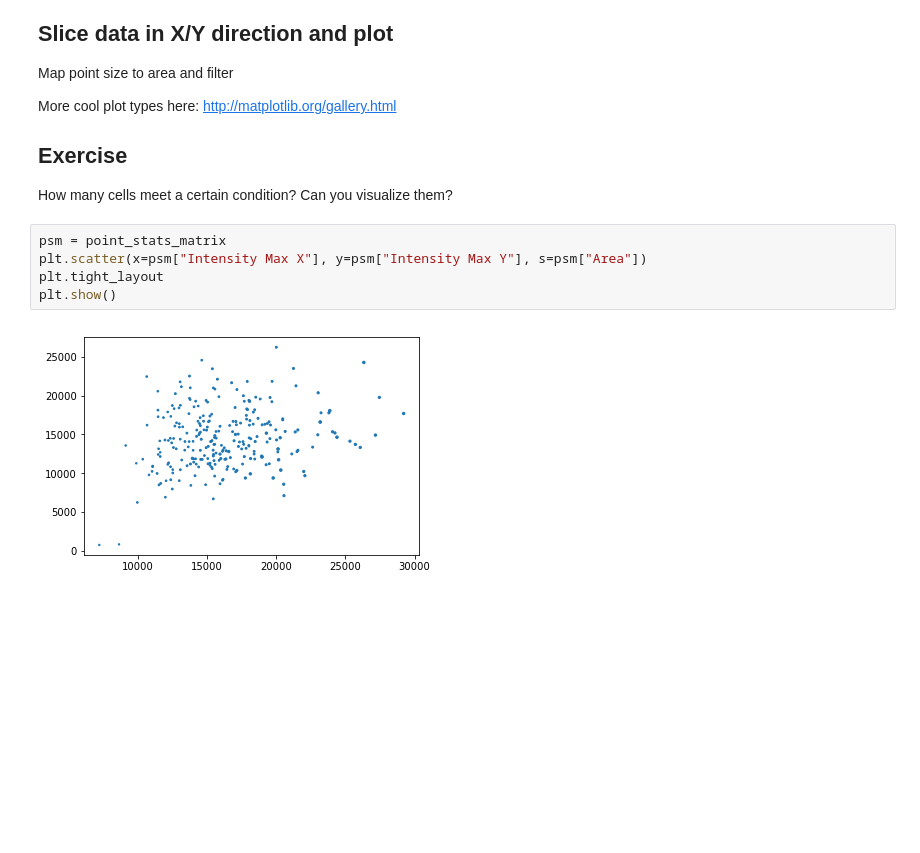
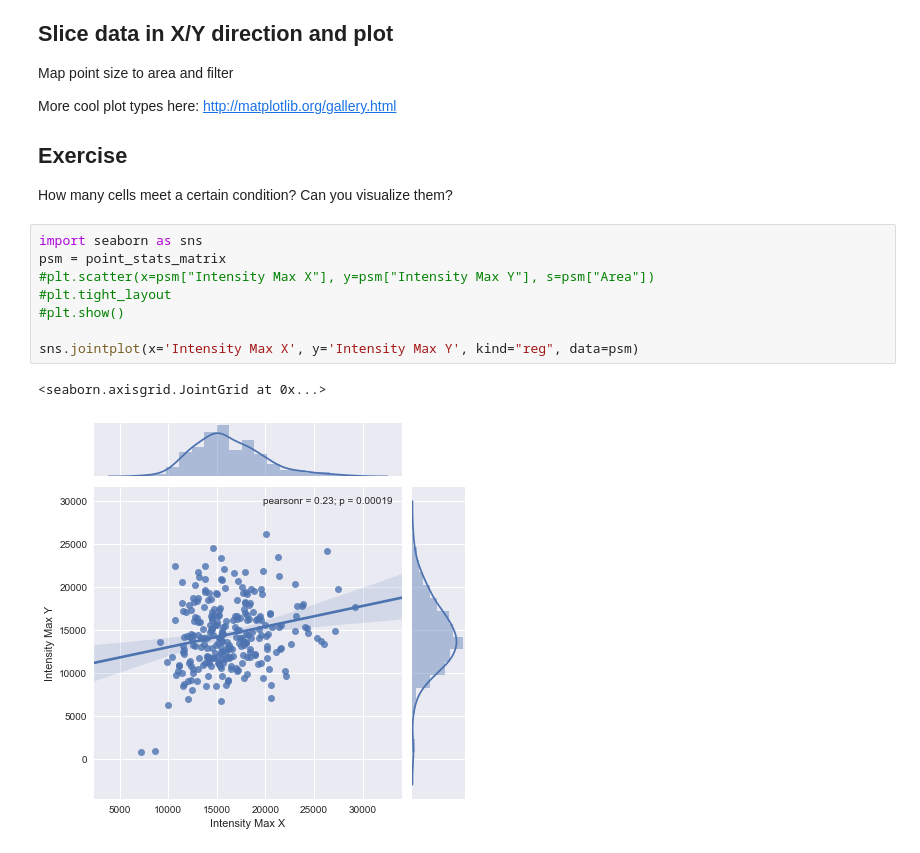
Before and after one commit to dasaderi/python_neurobootcamp, a Jupyter notebook: day-3/day3-pandas.ipynb, the cells around one changed output. Saved outputs shown, nothing was run; the diff lists cells and outputs as text; blank space fills up the shorter version.

Commit message:
testing out Seaborn

```diff
--- a/day-3/day3-pandas.ipynb
+++ b/day-3/day3-pandas.ipynb
@@ -289,9 +289,13 @@ More cool plot types here: http://matplotlib.org/gallery.html
 
 How many cells meet a certain condition? Can you visualize them?
 # %%
+import seaborn as sns
 psm = point_stats_matrix
-plt.scatter(x=psm["Intensity Max X"], y=psm["Intensity Max Y"], s=psm["Area"])
-plt.tight_layout
-plt.show()
+#plt.scatter(x=psm["Intensity Max X"], y=psm["Intensity Max Y"], s=psm["Area"])
+#plt.tight_layout
+#plt.show()
+
+sns.jointplot(x='Intensity Max X', y='Intensity Max Y', kind="reg", data=psm)
 # %% [output]
+<seaborn.axisgrid.JointGrid at 0x...>
-[figure, old version]
+[figure, new version]
```
Also changed, not shown: 1 other file.
